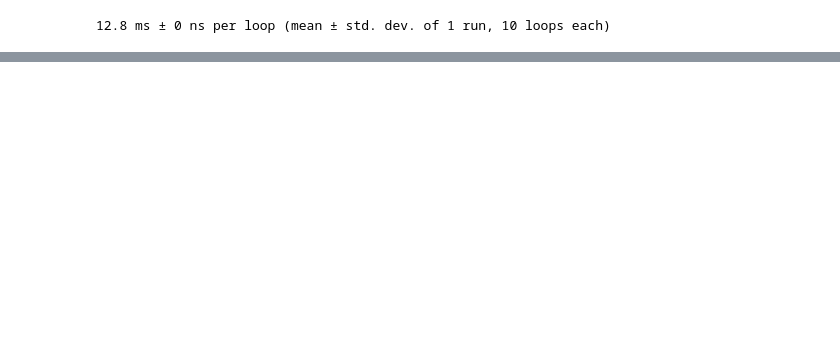
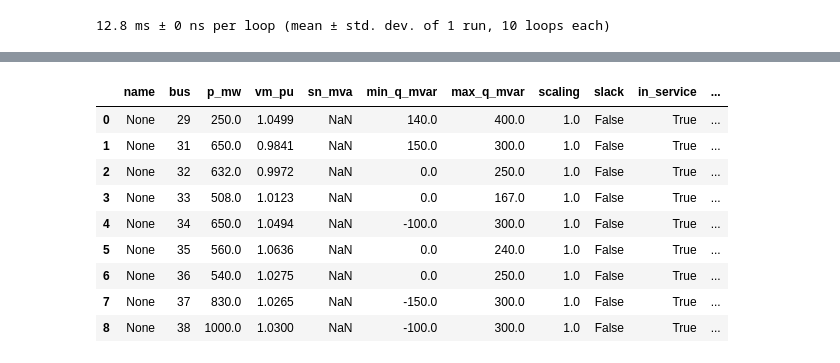
Before and after one commit to chengts95/rustpower, a Jupyter notebook: cases/example_to_generate_cases.ipynb, the cells around one changed output, grey strips where cells are left out. Drawn from its saved outputs; the diff is of its cells as text; code cells hidden in the pictures; blank space fills up the shorter version.

```diff
--- a/cases/example_to_generate_cases.ipynb
+++ b/cases/example_to_generate_cases.ipynb
@@ -63,0 +66,13 @@ to_csv_zip(net,"./pegase9241/data.zip")
+# %%
+net.gen
+# %% [output]
+|  | name | bus | p_mw | vm_pu | sn_mva | min_q_mvar | max_q_mvar | scaling | slack | in_service | ... |
+| 0 | None | 29 | 250.0 | 1.0499 | NaN | 140.0 | 400.0 | 1.0 | False | True | ... |
+| 1 | None | 31 | 650.0 | 0.9841 | NaN | 150.0 | 300.0 | 1.0 | False | True | ... |
+| 2 | None | 32 | 632.0 | 0.9972 | NaN | 0.0 | 250.0 | 1.0 | False | True | ... |
+| 3 | None | 33 | 508.0 | 1.0123 | NaN | 0.0 | 167.0 | 1.0 | False | True | ... |
+| 4 | None | 34 | 650.0 | 1.0494 | NaN | -100.0 | 300.0 | 1.0 | False | True | ... |
+| 5 | None | 35 | 560.0 | 1.0636 | NaN | 0.0 | 240.0 | 1.0 | False | True | ... |
+| 6 | None | 36 | 540.0 | 1.0275 | NaN | 0.0 | 250.0 | 1.0 | False | True | ... |
+| 7 | None | 37 | 830.0 | 1.0265 | NaN | -150.0 | 300.0 | 1.0 | False | True | ... |
+| 8 | None | 38 | 1000.0 | 1.0300 | NaN | -100.0 | 300.0 | 1.0 | False | True | ... |
```
Also changed, not shown: parts of 6 cells of this notebook, 5 other files.
